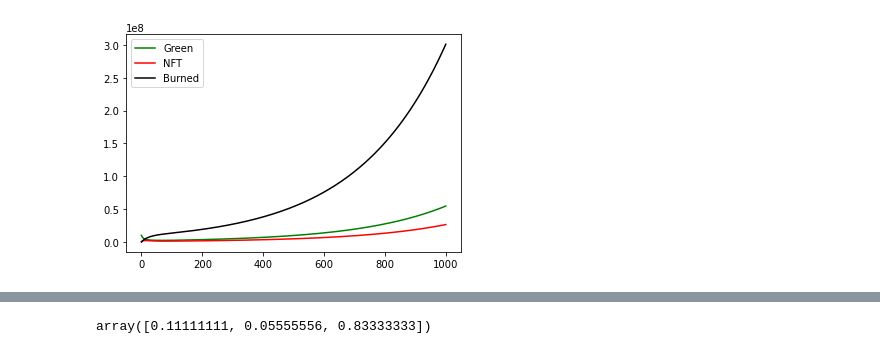
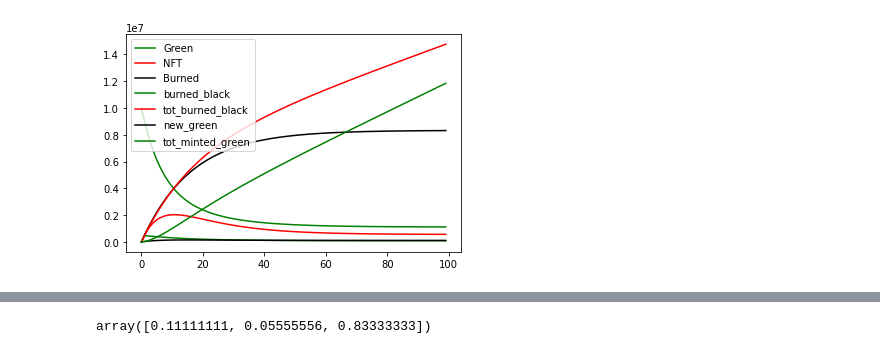
Before and after one commit to icmoore/syscoin-tex, a Jupyter notebook: carbon_renaissance/green_token_growth.ipynb, the cells around one changed output, grey strips where cells are left out. Drawn from its saved outputs; the diff is of its cells as text; code cells hidden in the pictures.

```diff
--- a/carbon_renaissance/green_token_growth.ipynb
+++ b/carbon_renaissance/green_token_growth.ipynb
@@ -9,18 +13,29 @@ def scaleX(x):
 def rBeta(a,b):
     return np.random.beta(a,b)
 
-def markovChain(state, P, M, N = 100):
+def markovChain(state, M, N = 100, P0 = []):
     stateHist=state
     dfStateHist=pd.DataFrame(state)
     distr_hist = [[0,0,0]]
+    burned_black = np.array([0])
+    new_green = np.array([0])
+
     for x in range(N):
-        P = genTransMatrix()
+        P = genTransMatrix() if len(P0) == 0 else P0
+        #P = genTransMatrix()
         P_scale = np.multiply(P,M)
         state = np.dot(state,P_scale)
         stateHist=np.append(stateHist,state,axis=0)
-        dfDistrHist = pd.DataFrame(stateHist)
 
+        burned_black = np.append(burned_black, P[0,2]*state[0,0] + P[1,2]*state[0,1])
+        new_green = np.append(new_green, P[1,0]*state[0,1] + P[2,0]*state[0,2])
+
+    dfDistrHist = pd.DataFrame(stateHist)
     dfDistrHist.columns = ['Green', 'NFT', 'Burned']
+    dfDistrHist.insert(3, "burned_black", burned_black, True)
+    dfDistrHist.insert(4, "tot_burned_black", np.cumsum(burned_black), True)
+    dfDistrHist.insert(5, "new_green", new_green, True)
+    dfDistrHist.insert(6, "tot_minted_green", np.cumsum(new_green), True)
 
     return dfDistrHist
 
@@ -72,10 +114,11 @@ Text(0, 0.5, 'Burned Token Supply')
 # %%
-N = 1000
+N = 100
 P = np.array([[0.9, 0.05, 0.05],
               [0.05, 0.9, 0.05],
-              [0.01, 0, 0.99]])
-dfDistrHist = markovChain(state, P, M, N)
+              [0.01, 0, .99]])
+state=np.array([[1e7, 0.0, 0.0]])
+dfDistrHist = markovChain(state, M, N, P)
 
-ax = dfDistrHist.head(N).plot(color = ['green', 'red', 'black'])
+ax = dfDistrHist.head(N).plot(color = ['green', 'red', 'black','green', 'red', 'black'])
 # %% [output]
-[figure, old version]
+[figure, new version]
```
Also changed, not shown: parts of 12 cells of this notebook, 9 other files.
